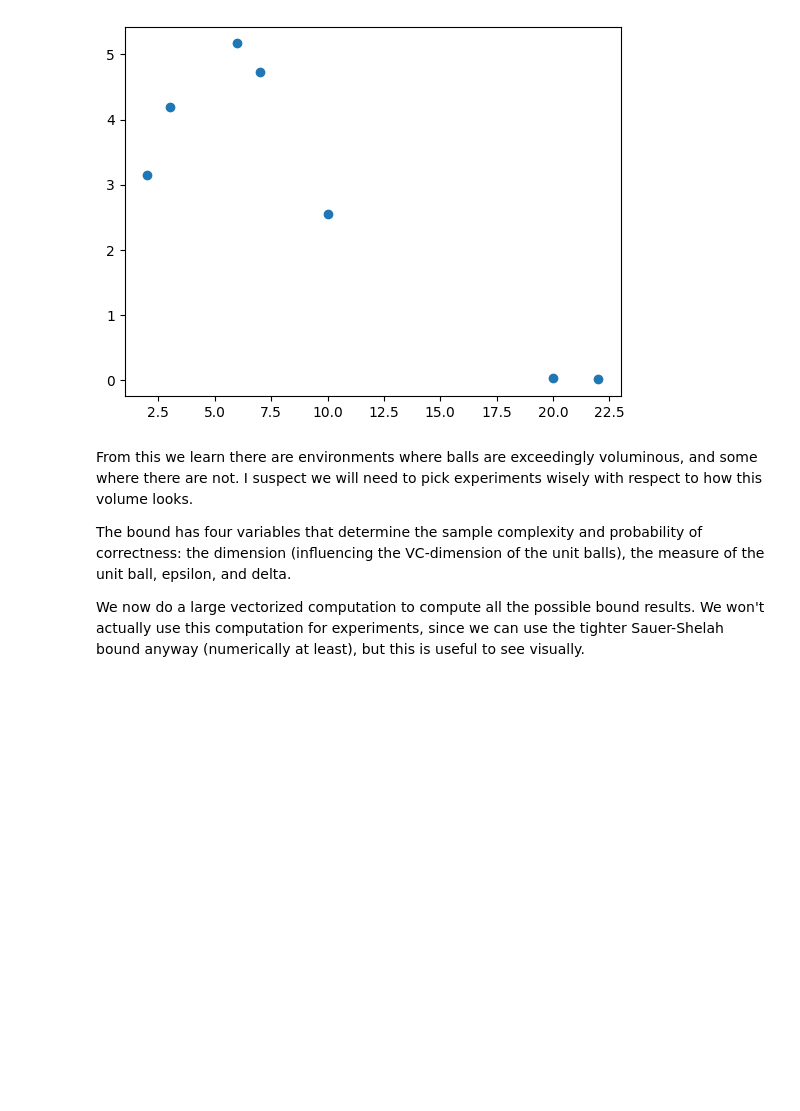
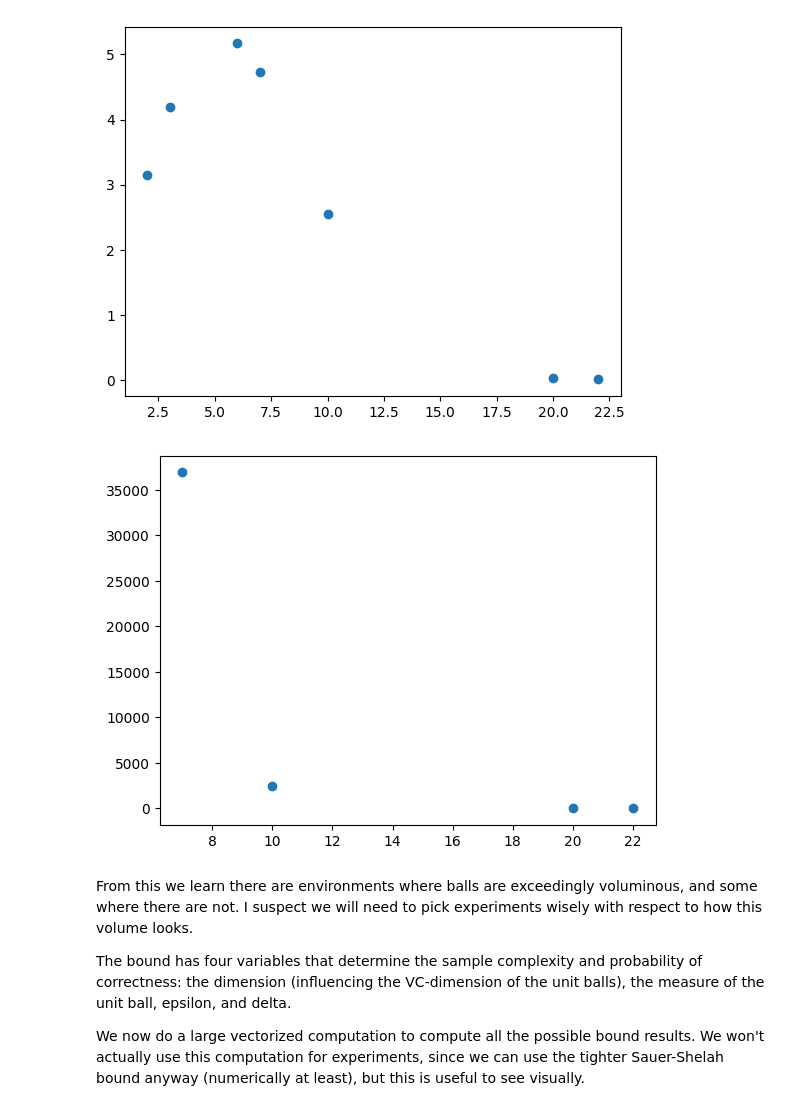
Before and after one commit to robustrobotics/nonasymptotic-mp, a Jupyter notebook: notebooks/designing_tractable_experiments.ipynb, the cells around one changed output. Saved outputs shown, nothing was run; the diff lists cells and outputs as text; code cells hidden in the pictures; blank space fills up the shorter version.

```diff
--- a/notebooks/designing_tractable_experiments.ipynb
+++ b/notebooks/designing_tractable_experiments.ipynb
@@ -40,6 +40,15 @@ plt.scatter(dim, vol_unit_sphere)
 plt.show()
 # %% [output]
 [figure]
+# %%
+rad = 0.5
+vol_rad_sphere = vol_unit_sphere * (rad ** dim) * 1e6
+
+plt.figure()
+plt.scatter(dim[3:], vol_rad_sphere[3:])
+plt.show()
+# %% [output]
+[figure, added]
 # %% [markdown]
 From this we learn there are environments where balls are exceedingly voluminous, and some where there are not. I suspect we will need to pick experiments wisely with respect to how this volume looks.
 
```
Also changed, not shown: 2 other files.
